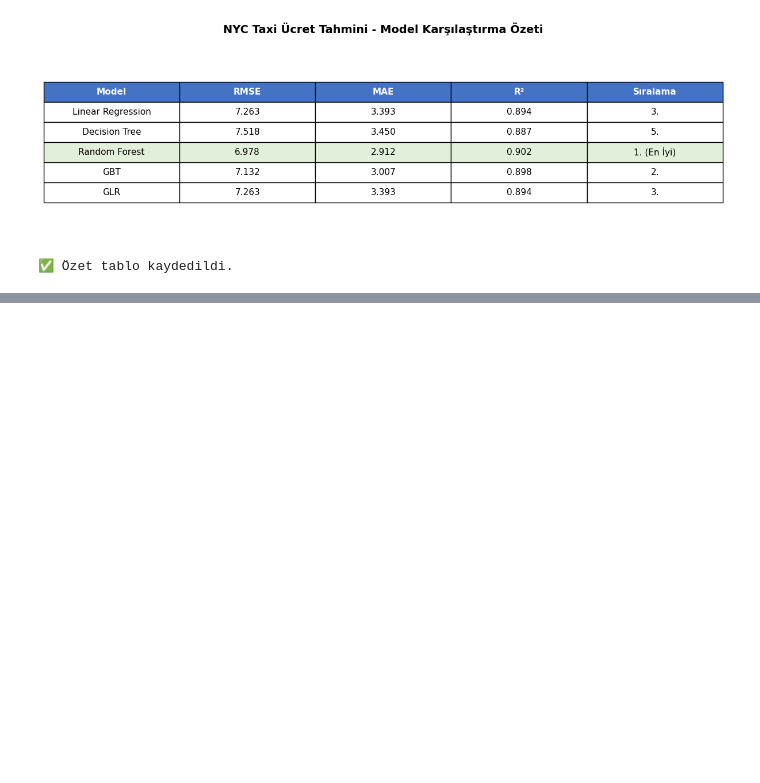
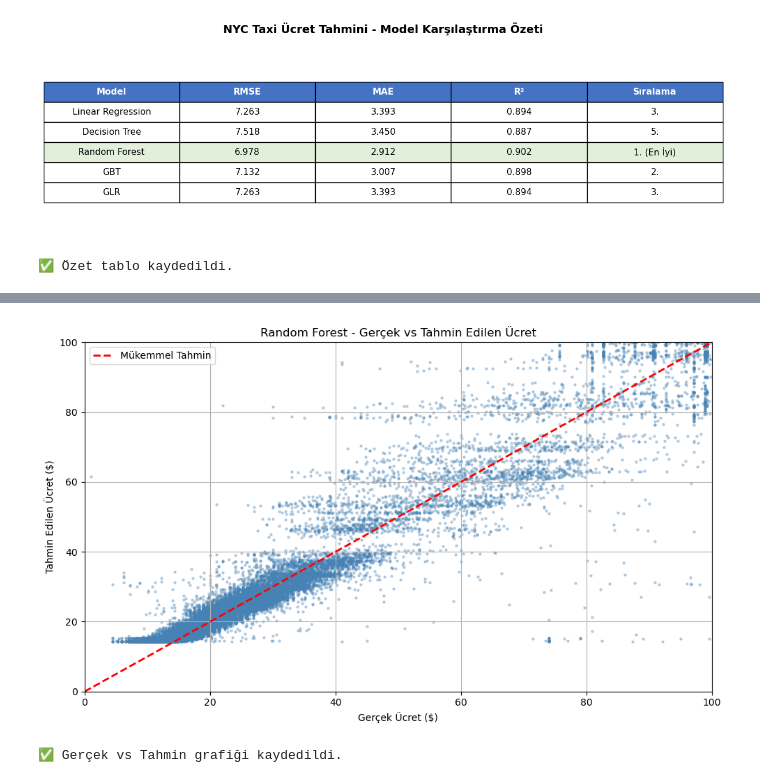
Before and after one commit to Melissportakall/bigdataproject, a Jupyter notebook: notebooks/07_dashboard.ipynb, the cells around one changed output, grey strips where cells are left out. Drawn from its saved outputs; the diff is of its cells as text; code cells hidden in the pictures; blank space fills up the shorter version.

```diff
--- a/notebooks/07_dashboard.ipynb
+++ b/notebooks/07_dashboard.ipynb
@@ -228,0 +313,24 @@ print("✅ Özet tablo kaydedildi.")
+# %%
+# Gerçek vs Tahmin scatter plot
+sample = predictions.select("total_amount", "prediction") \
+    .filter((col("total_amount") > 0) & (col("total_amount") < 100)) \
+    .sample(fraction=0.05) \
+    .toPandas()
+
+plt.figure(figsize=(10, 6))
+plt.scatter(sample["total_amount"], sample["prediction"], alpha=0.3, s=5, color="steelblue")
+plt.plot([0, 100], [0, 100], color="red", linewidth=2, linestyle="--", label="Mükemmel Tahmin")
+plt.title("Random Forest - Gerçek vs Tahmin Edilen Ücret")
+plt.xlabel("Gerçek Ücret ($)")
+plt.ylabel("Tahmin Edilen Ücret ($)")
+plt.xlim(0, 100)
+plt.ylim(0, 100)
+plt.legend()
+plt.grid(True)
+plt.tight_layout()
+plt.savefig("/home/jovyan/work/data/dashboard_actual_vs_predicted.png")
+plt.show()
+print("✅ Gerçek vs Tahmin grafiği kaydedildi.")
+# %% [output]
+[figure, added]
+✅ Gerçek vs Tahmin grafiği kaydedildi.
```
Also changed, not shown: parts of 7 cells of this notebook.
